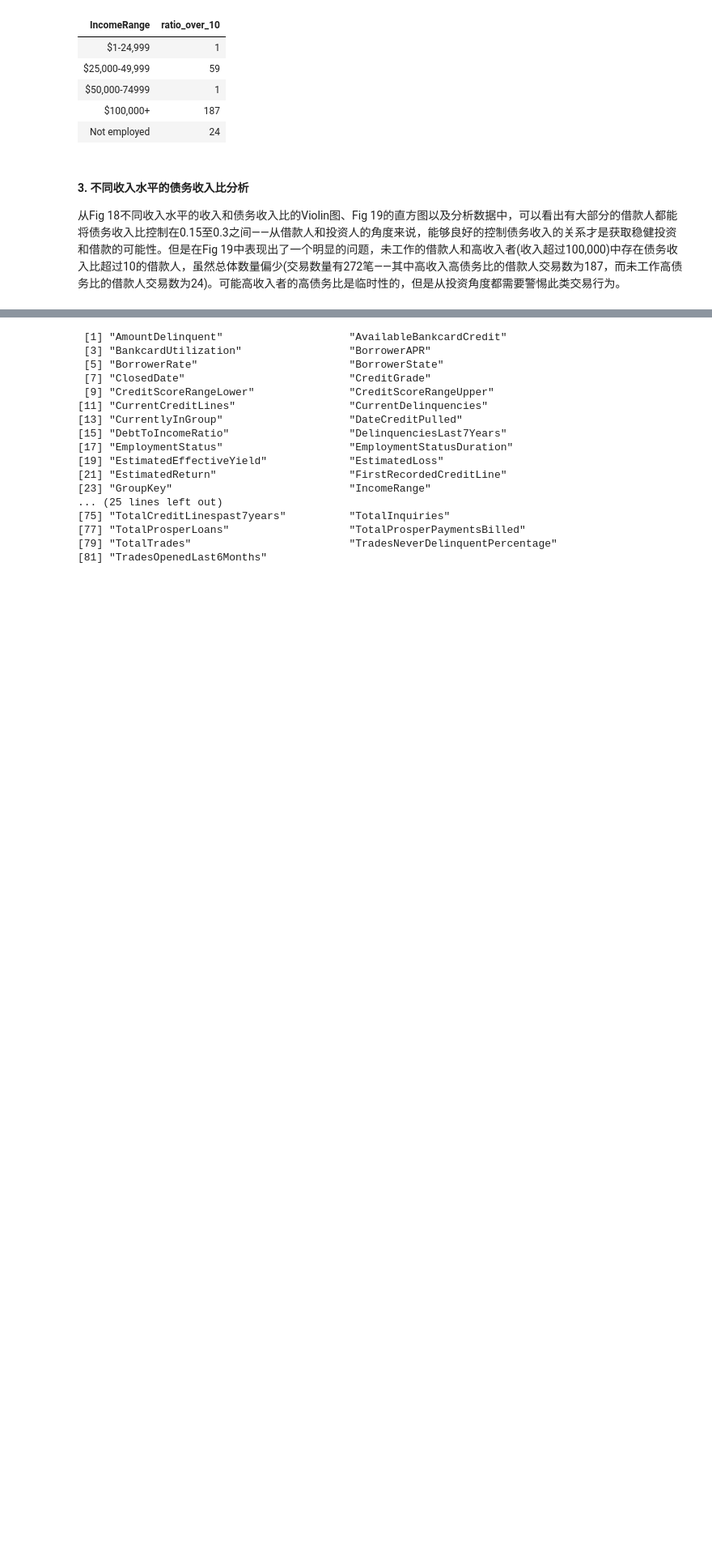
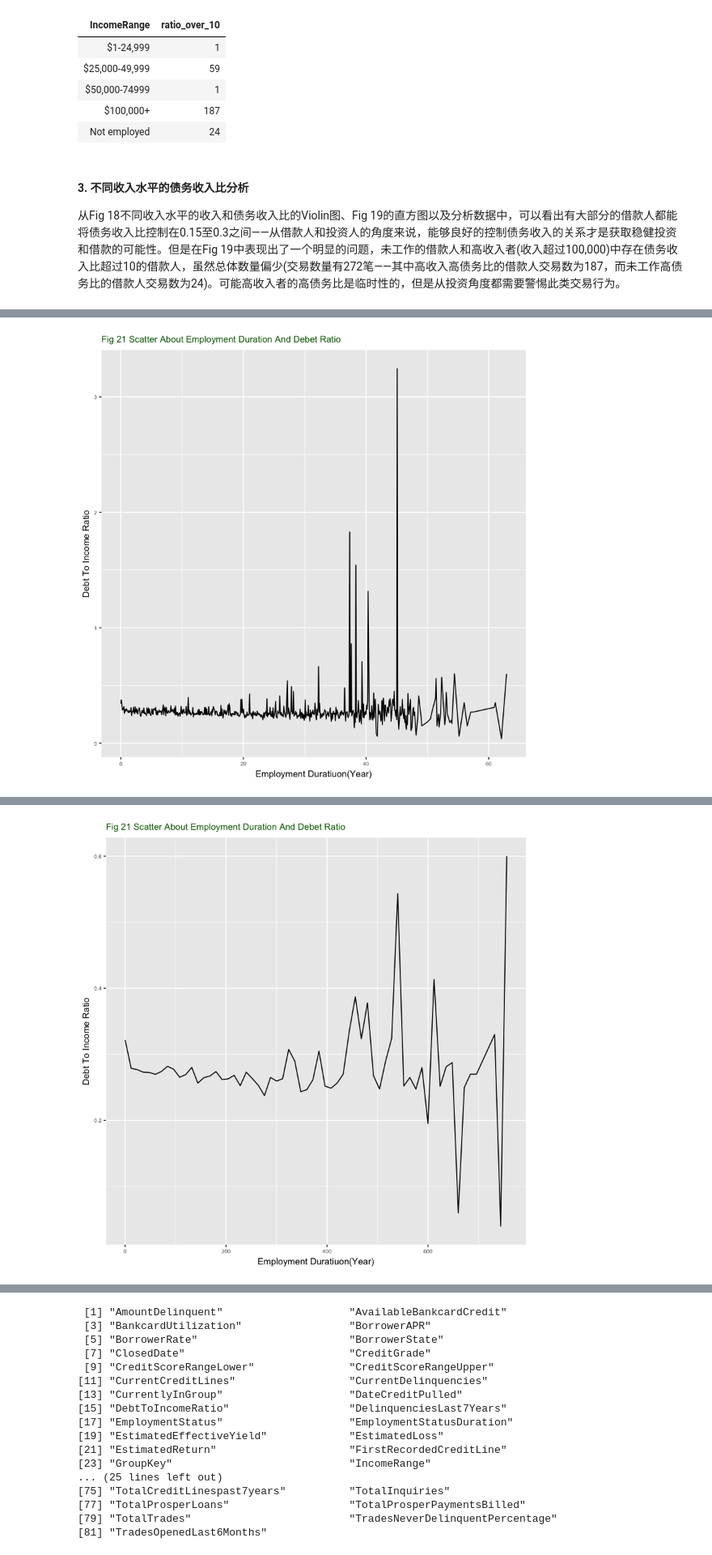
Before and after one commit to ZenRay/DataAnalysisAndSummary, a Jupyter notebook: ProsperEDA.ipynb, the cells around one changed output, grey strips where cells are left out. Shown at 81% size. Drawn from its saved outputs; the diff is of its cells as text; code cells hidden in the pictures; blank space fills up the shorter version.

```diff
--- a/ProsperEDA.ipynb
+++ b/ProsperEDA.ipynb
@@ -525,0 +590,20 @@ ggplot(aes(LoanOriginalAmount), data=rawprosper) +
+# %%
+ggplot(aes(x=EmploymentStatusDuration/12, y=DebtToIncomeRatio), data=rawprosper) +
+#     geom_point(alpha=0.5, position="jitter") +
+    geom_line(stat="summary", fun.y=mean) +
+    bivariate_theme +
+    labs(x="Employment Duratiuon(Year)", y="Debt To Income Ratio",
+         title="Fig 21 Scatter About Employment Duration And Debet Ratio")
+ggplot(aes(x=12 * round(EmploymentStatusDuration/12), y=DebtToIncomeRatio), data=rawprosper) +
+#     geom_point(alpha=0.5, position="jitter") +
+    geom_line(stat="summary", fun.y=mean) +
+    bivariate_theme +
+    labs(x="Employment Duratiuon(Year)", y="Debt To Income Ratio",
+         title="Fig 21 Scatter About Employment Duration And Debet Ratio")
+ggplot(aes(x=EmploymentStatusDuration/12, y=DebtToIncomeRatio), data=rawprosper) +
+#     geom_point(alpha=0.5, position="jitter") +
+    geom_line() +
+    bivariate_theme +
+    labs(x="Employment Duratiuon(Year)", y="Debt To Income Ratio",
+         title="Fig 21 Scatter About Employment Duration And Debet Ratio")
+# %% [output]
@@ -525,0 +613 @@ ggplot(aes(LoanOriginalAmount), data=rawprosper) +
+[figure, added]
@@ -525,0 +616 @@ ggplot(aes(LoanOriginalAmount), data=rawprosper) +
+[figure, added]
```
Also changed, not shown: parts of 9 cells of this notebook.
